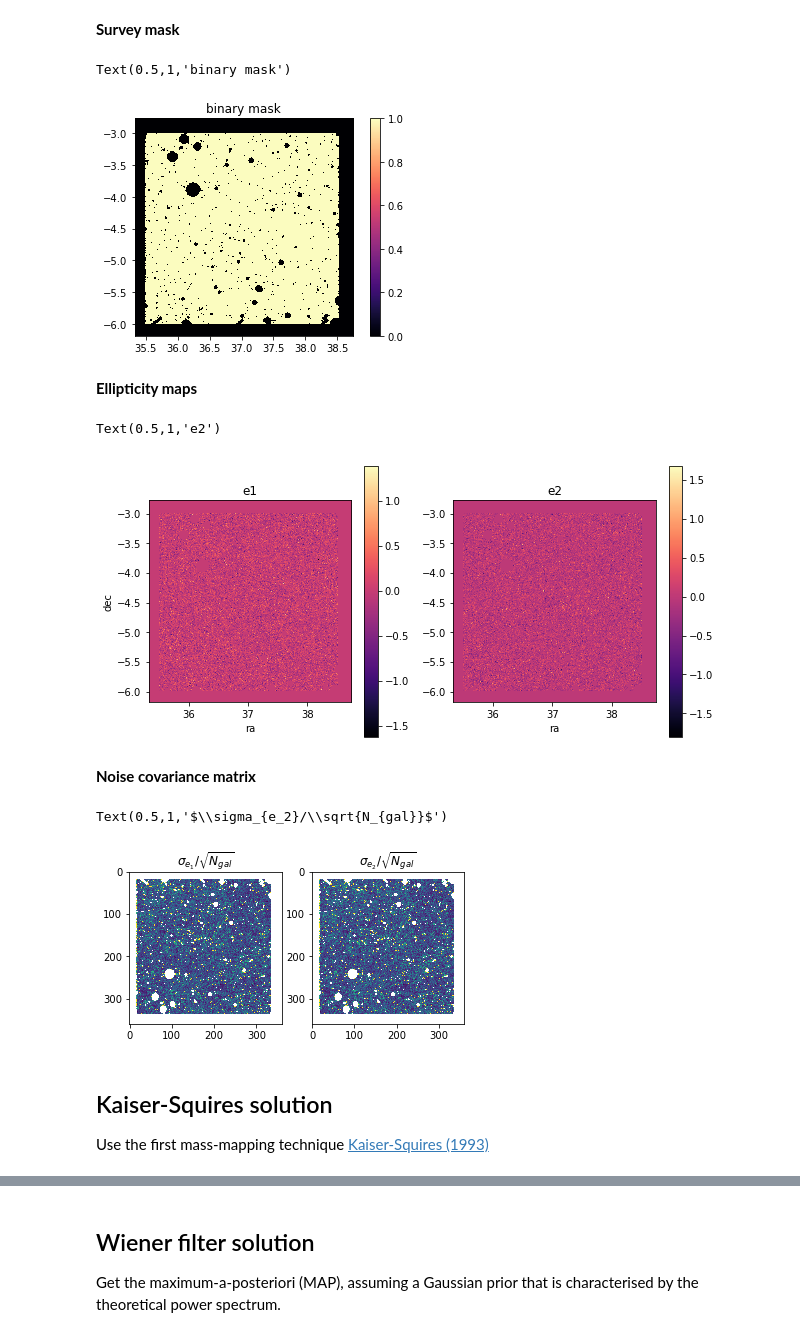
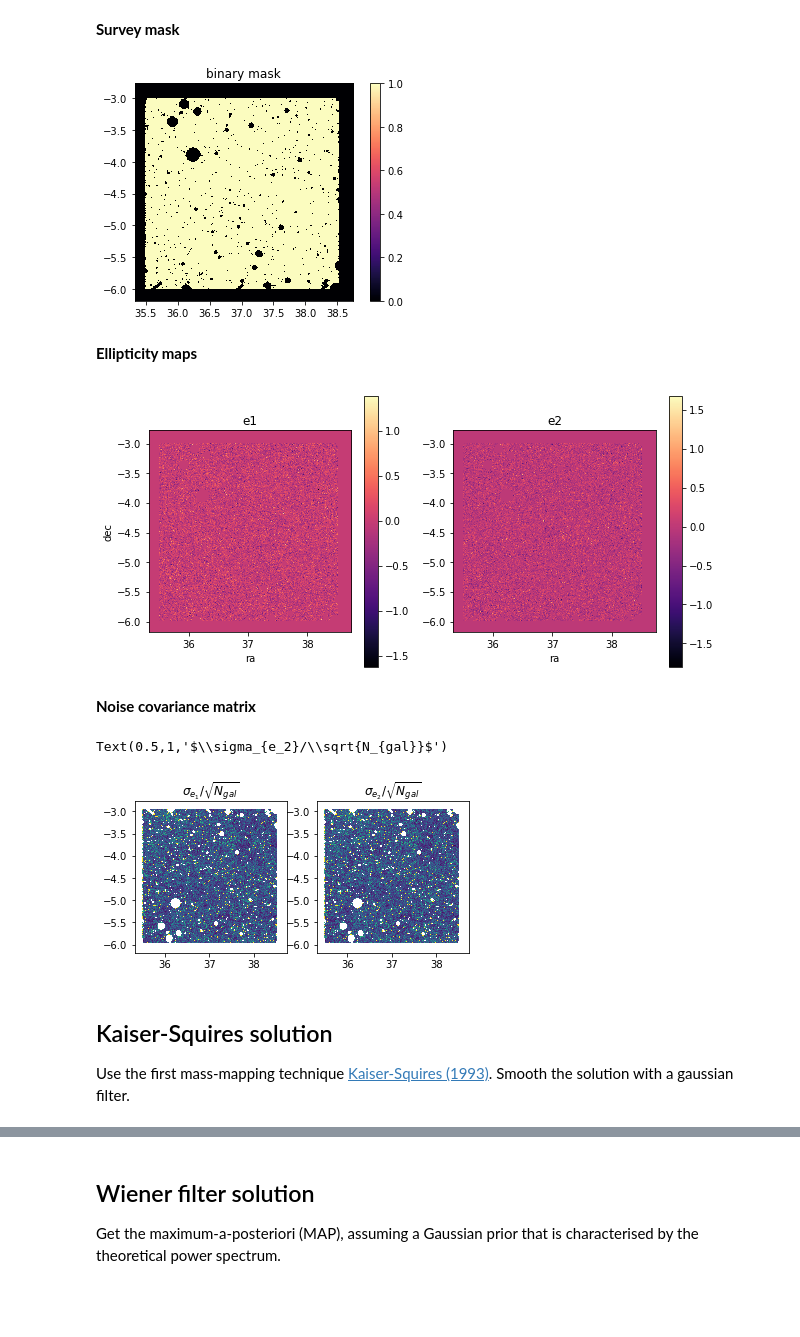
Before and after one commit to EiffL/Quarks2CosmosDataChallenge, a Jupyter notebook: notebooks/Lensing-challenge.ipynb, the cells around one changed output, grey strips where cells are left out. Saved outputs shown, nothing was run; the diff lists cells and outputs as text; code cells hidden in the pictures; blank space fills up the shorter version.

```diff
--- a/notebooks/Lensing-challenge.ipynb
+++ b/notebooks/Lensing-challenge.ipynb
@@ -103,8 +88,9 @@ imshow(mask, cmap='magma', origin='lower', extent=get_extend_radec(resolution, w
 colorbar()
 #xlim(gca().get_xlim()[::-1])
 title("binary mask")
+
+mask = np.expand_dims(mask, -1)
 # %% [output]
-Text(0.5,1,'binary mask')
 [figure]
 # %% [markdown]
 **Ellipticity maps**
@@ -130,26 +116,27 @@ colorbar()
 #xlim(gca().get_xlim()[::-1])
 xlabel('ra')
 title('e2')
+
+meas_shear = np.stack([e1map, e2map], axis=-1)
 # %% [output]
-Text(0.5,1,'e2')
 [figure]
 # %% [markdown]
 **Noise covariance matrix**
 # %%
 sigma_e1 = np.std(cat['ishape_hsm_regauss_e1'])/np.sqrt(n_gal_map)
 sigma_e2 = np.std(cat['ishape_hsm_regauss_e2'])/np.sqrt(n_gal_map)
 
 subplot(121)
-imshow(sigma_e1)
+imshow(sigma_e1, extent=get_extend_radec(resolution, width, ra, dec))
 title(r'$\sigma_{e_1}/\sqrt{N_{gal}}$')
 
 subplot(122)
-imshow(sigma_e2)
+imshow(sigma_e2, extent=get_extend_radec(resolution, width, ra, dec))
 title(r'$\sigma_{e_2}/\sqrt{N_{gal}}$')
 # %% [output]
 Text(0.5,1,'$\\sigma_{e_2}/\\sqrt{N_{gal}}$')
-[figure, old version]
+[figure, new version]
 # %% [markdown]
 ## Kaiser-Squires solution
 
-Use the first mass-mapping technique [Kaiser-Squires (1993)](https://ui.adsabs.harvard.edu/abs/1993ApJ...404..441K/abstract)
+Use the first mass-mapping technique [Kaiser-Squires (1993)](https://ui.adsabs.harvard.edu/abs/1993ApJ...404..441K/abstract). Smooth the solution with a gaussian filter.
```
Also changed, not shown: parts of 18 cells of this notebook.
